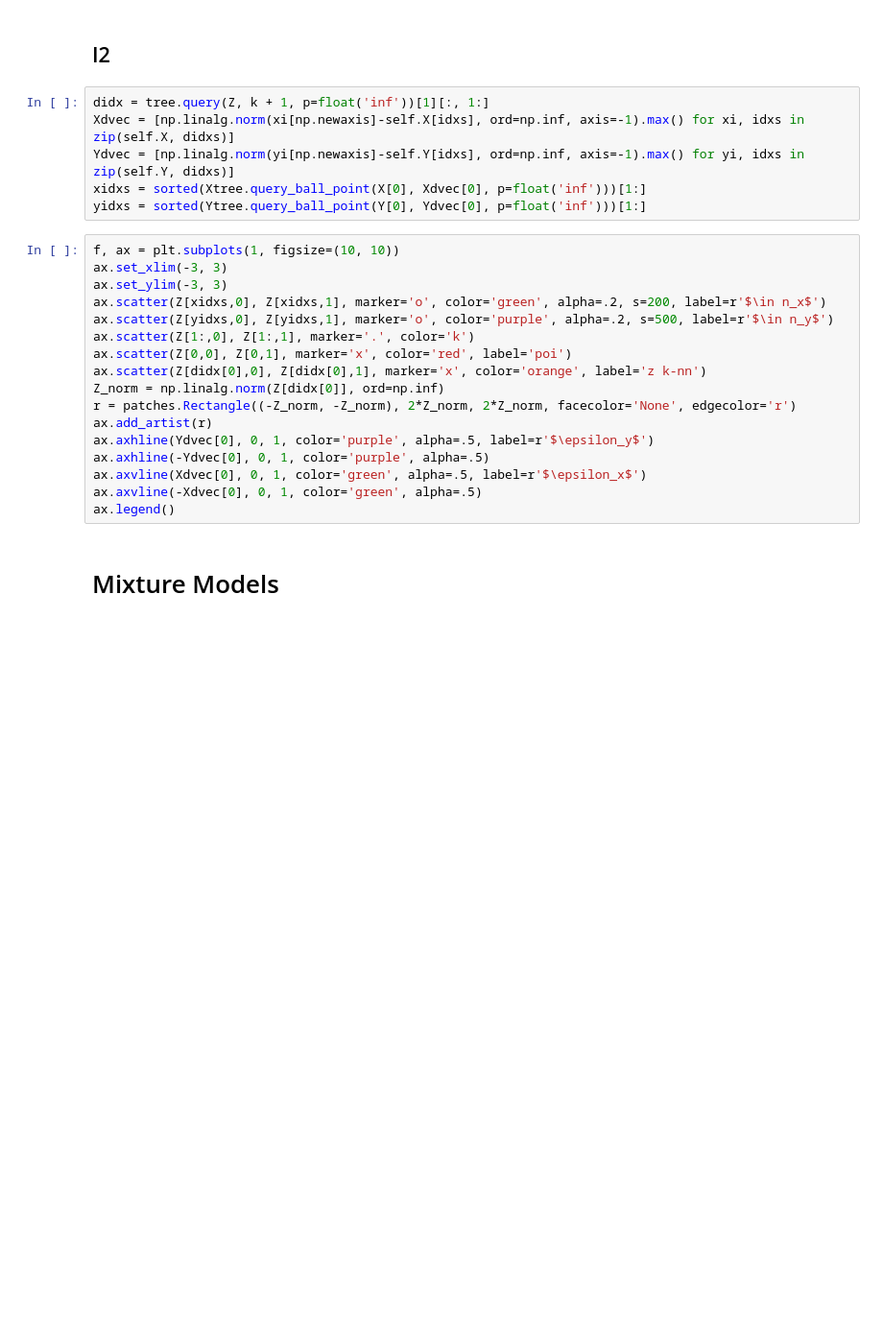
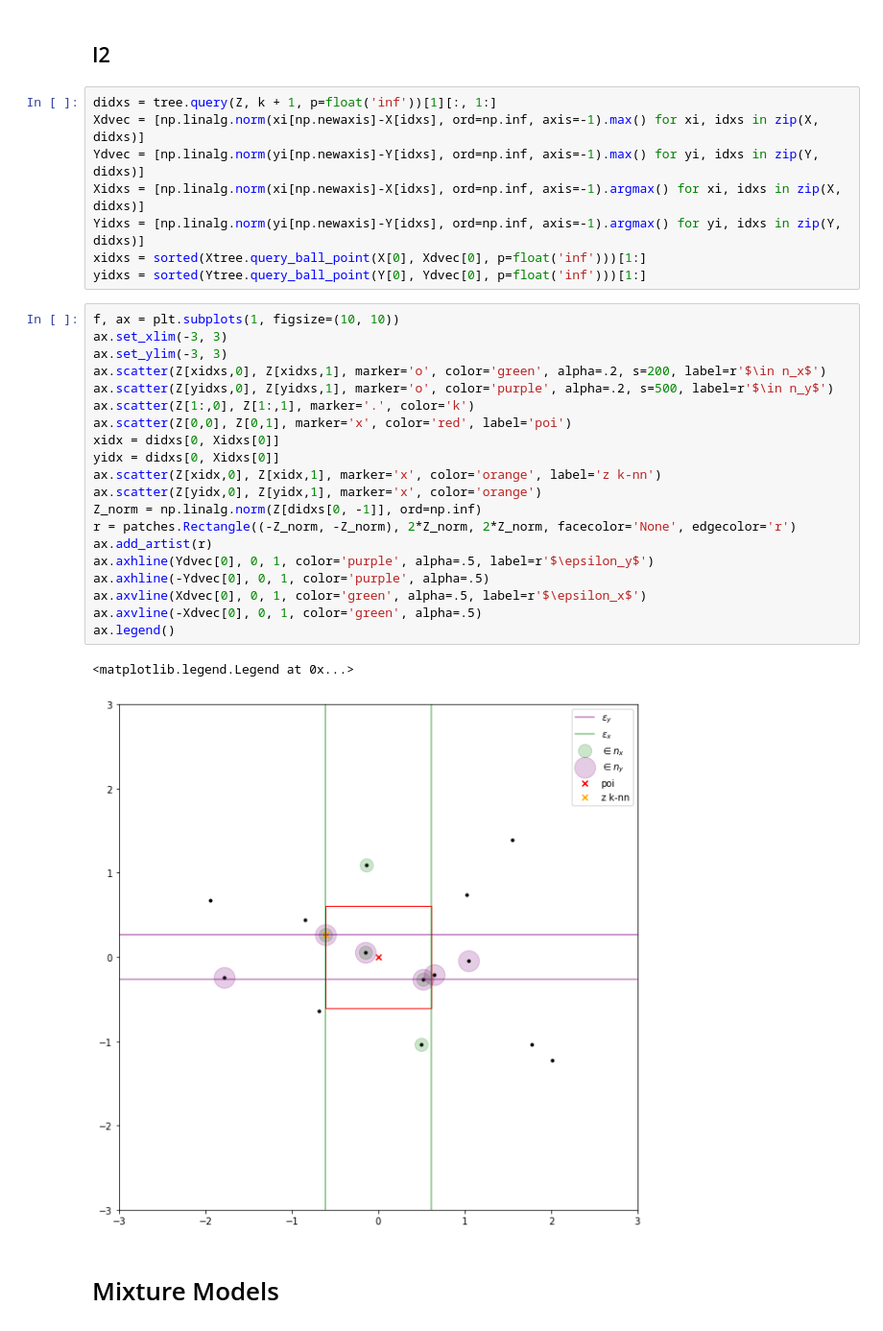
Before and after one commit to BouchardLab/info_measures, a Jupyter notebook: notebooks/entropy_and_mutual_information.ipynb, the cells around one changed output. Shown at 96% size. Cells and saved outputs as stored; diff of their text form; blank space fills up the shorter version.

```diff
--- a/notebooks/entropy_and_mutual_information.ipynb
+++ b/notebooks/entropy_and_mutual_information.ipynb
@@ -364,28 +359,36 @@ NameError: name 'patches' is not defined
 # %% [markdown]
 ## I2
 # %%
-didx = tree.query(Z, k + 1, p=float('inf'))[1][:, 1:]
-Xdvec = [np.linalg.norm(xi[np.newaxis]-self.X[idxs], ord=np.inf, axis=-1).max() for xi, idxs in zip(self.X, didxs)]
-Ydvec = [np.linalg.norm(yi[np.newaxis]-self.Y[idxs], ord=np.inf, axis=-1).max() for yi, idxs in zip(self.Y, didxs)]
+didxs = tree.query(Z, k + 1, p=float('inf'))[1][:, 1:]
+Xdvec = [np.linalg.norm(xi[np.newaxis]-X[idxs], ord=np.inf, axis=-1).max() for xi, idxs in zip(X, didxs)]
+Ydvec = [np.linalg.norm(yi[np.newaxis]-Y[idxs], ord=np.inf, axis=-1).max() for yi, idxs in zip(Y, didxs)]
+Xidxs = [np.linalg.norm(xi[np.newaxis]-X[idxs], ord=np.inf, axis=-1).argmax() for xi, idxs in zip(X, didxs)]
+Yidxs = [np.linalg.norm(yi[np.newaxis]-Y[idxs], ord=np.inf, axis=-1).argmax() for yi, idxs in zip(Y, didxs)]
 xidxs = sorted(Xtree.query_ball_point(X[0], Xdvec[0], p=float('inf')))[1:]
 yidxs = sorted(Ytree.query_ball_point(Y[0], Ydvec[0], p=float('inf')))[1:]
 # %%
 f, ax = plt.subplots(1, figsize=(10, 10))
 ax.set_xlim(-3, 3)
 ax.set_ylim(-3, 3)
 ax.scatter(Z[xidxs,0], Z[xidxs,1], marker='o', color='green', alpha=.2, s=200, label=r'$\in n_x$')
 ax.scatter(Z[yidxs,0], Z[yidxs,1], marker='o', color='purple', alpha=.2, s=500, label=r'$\in n_y$')
 ax.scatter(Z[1:,0], Z[1:,1], marker='.', color='k')
 ax.scatter(Z[0,0], Z[0,1], marker='x', color='red', label='poi')
-ax.scatter(Z[didx[0],0], Z[didx[0],1], marker='x', color='orange', label='z k-nn')
-Z_norm = np.linalg.norm(Z[didx[0]], ord=np.inf)
+xidx = didxs[0, Xidxs[0]]
+yidx = didxs[0, Xidxs[0]]
+ax.scatter(Z[xidx,0], Z[xidx,1], marker='x', color='orange', label='z k-nn')
+ax.scatter(Z[yidx,0], Z[yidx,1], marker='x', color='orange')
+Z_norm = np.linalg.norm(Z[didxs[0, -1]], ord=np.inf)
 r = patches.Rectangle((-Z_norm, -Z_norm), 2*Z_norm, 2*Z_norm, facecolor='None', edgecolor='r')
 ax.add_artist(r)
 ax.axhline(Ydvec[0], 0, 1, color='purple', alpha=.5, label=r'$\epsilon_y$')
 ax.axhline(-Ydvec[0], 0, 1, color='purple', alpha=.5)
 ax.axvline(Xdvec[0], 0, 1, color='green', alpha=.5, label=r'$\epsilon_x$')
 ax.axvline(-Xdvec[0], 0, 1, color='green', alpha=.5)
 ax.legend()
+# %% [output]
+<matplotlib.legend.Legend at 0x...>
+[figure, added]
 # %% [markdown]
 # Mixture Models
 # %%
```
Also changed, not shown: parts of 20 cells of this notebook, 2 other files.
